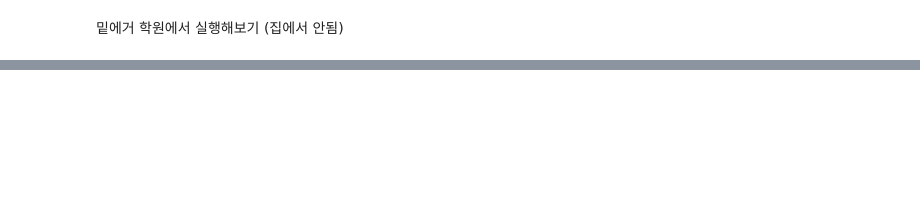
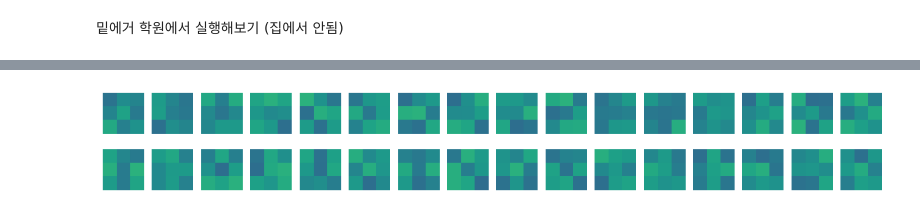
Before and after one commit to koreanbulbasaur/ET_Study, a Jupyter notebook: Maching_Deep/Book_Study/8/8-3.ipynb, the cells around one changed output, grey strips where cells are left out. Cells and saved outputs as stored; diff of their text form; code cells hidden in the pictures; blank space fills up the shorter version.

```diff
--- a/Maching_Deep/Book_Study/8/8-3.ipynb
+++ b/Maching_Deep/Book_Study/8/8-3.ipynb
@@ -54,10 +64,12 @@ plt.show()
 # %%
 fig, axs = plt.subplots(2, 16, figsize=(15, 2))
 for i in range(2):
-    for j in rnage(16):
+    for j in range(16):
         axs[i, j].imshow(no_training_weights[:, :, 0, i * 16 + j], vmin=-0.5, vmax=0.5)
         axs[i, j].axis('off')
 plt.show()
+# %% [output]
+[figure, added]
 # %%
 conv_acti = keras.Model(model.input, model.layers[0].output)
 # %%
```
Also changed, not shown: parts of 13 cells of this notebook, 6 other files.
